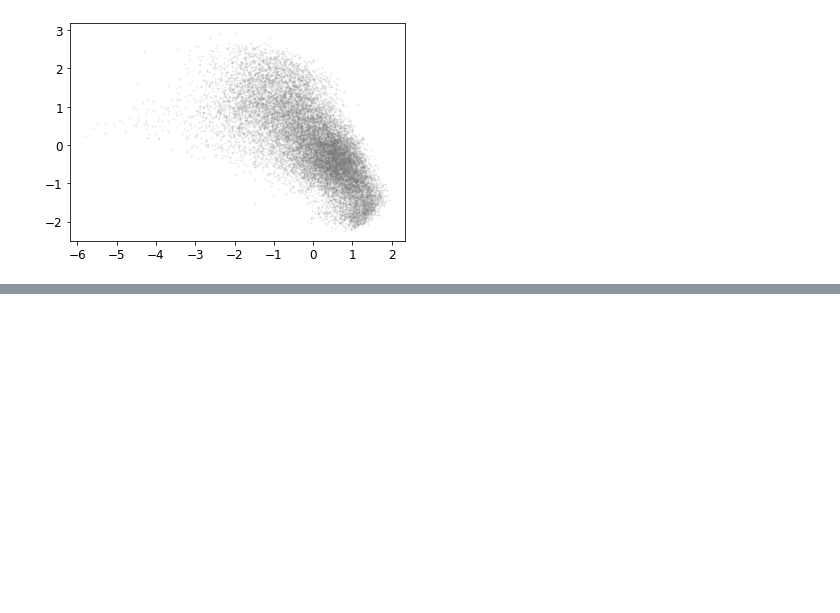
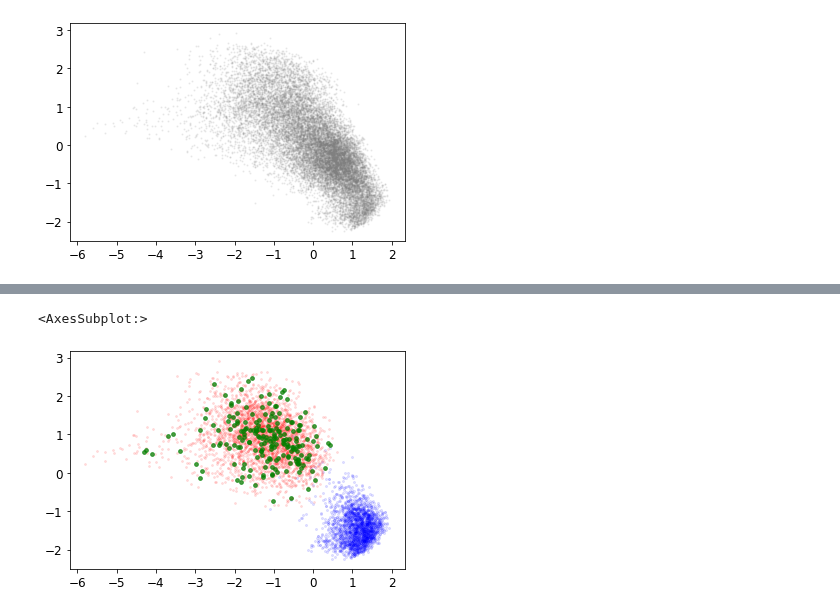
Before and after one commit to franciscovargas/GP_Sinkhorn, a Jupyter notebook: notebooks/EB_dataset.ipynb, the cells around one changed output, grey strips where cells are left out. Cells and saved outputs as stored; diff of their text form; code cells hidden in the pictures; blank space fills up the shorter version.

```diff
--- a/notebooks/EB_dataset.ipynb
+++ b/notebooks/EB_dataset.ipynb
@@ -70,0 +85,8 @@ for i in range(20):
+# %%
+fig, ax = plt.subplots(1,1)
+scprep.plot.scatter2d(X_0_f, c='Blue', alpha=0.1, ax=ax)
+scprep.plot.scatter2d(X_1_f, c='Red', alpha=0.1, ax=ax)
+scprep.plot.scatter2d(X_1.detach().cpu().numpy(), c='Green', alpha=0.7, ax=ax)
+# %% [output]
+<AxesSubplot:>
+[figure, added]
```
Also changed, not shown: parts of 4 cells of this notebook.
